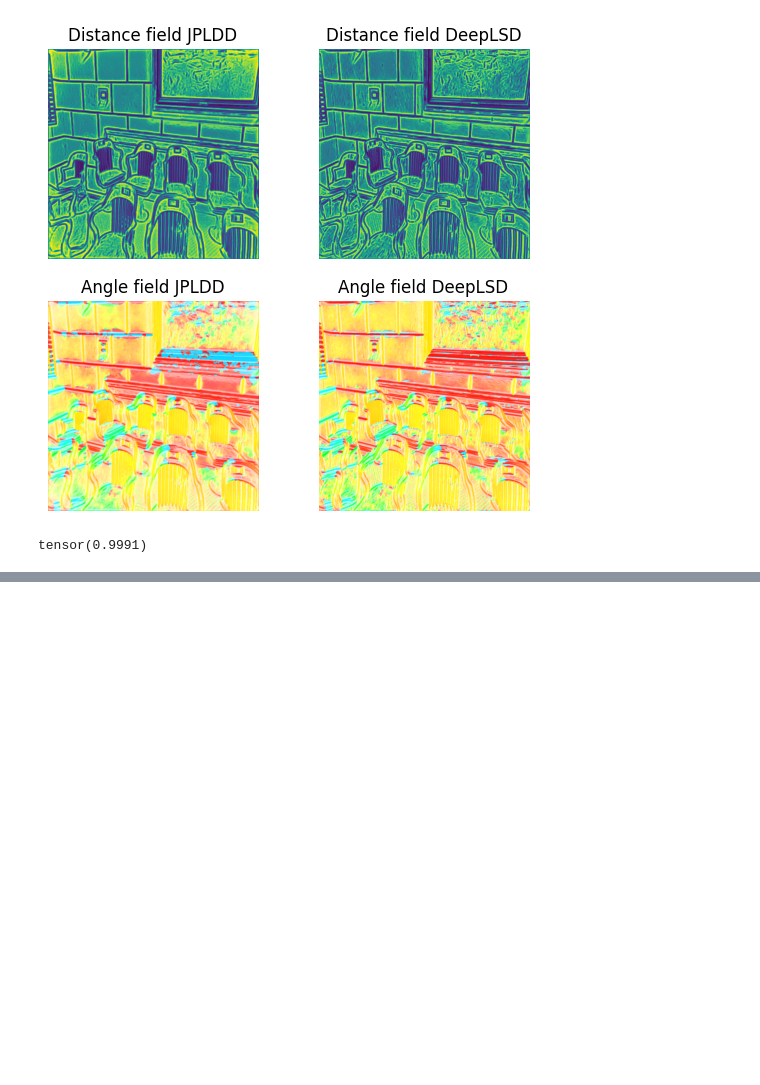
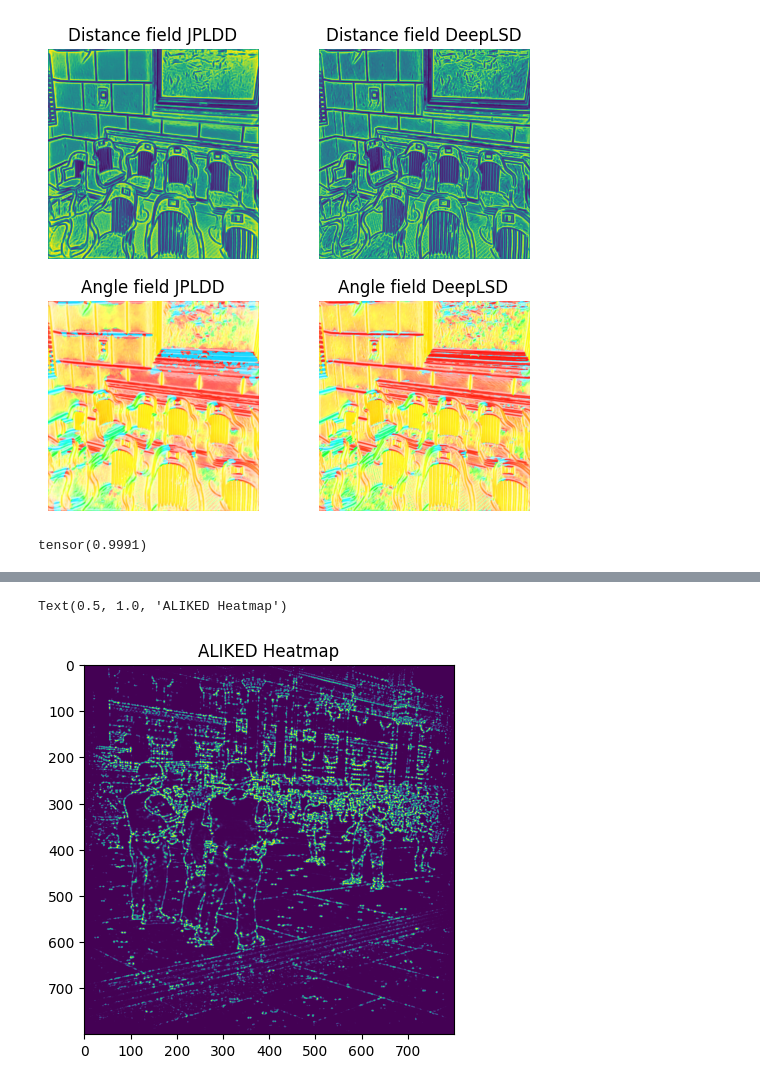
Before and after one commit to RaphaelKreft/glue-factory, a Jupyter notebook: notebooks/training_visualization.ipynb, the cells around one changed output, grey strips where cells are left out. Cells and saved outputs as stored; diff of their text form; code cells hidden in the pictures; blank space fills up the shorter version.

```diff
--- a/notebooks/training_visualization.ipynb
+++ b/notebooks/training_visualization.ipynb
@@ -162,0 +134,6 @@ plt.axis('off')
+# %%
+plt.imshow(kp_junction_map)
+plt.title("ALIKED Heatmap")
+# %% [output]
+Text(0.5, 1.0, 'ALIKED Heatmap')
+[figure, added]
```
Also changed, not shown: parts of 14 cells of this notebook.
